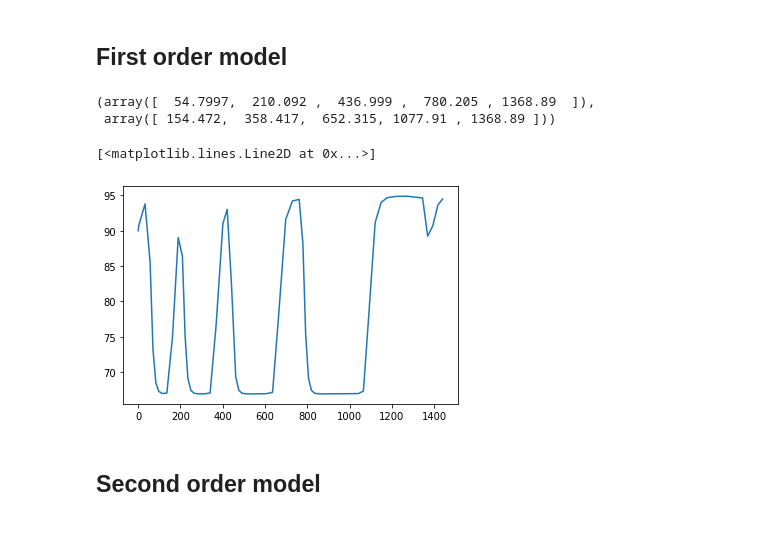
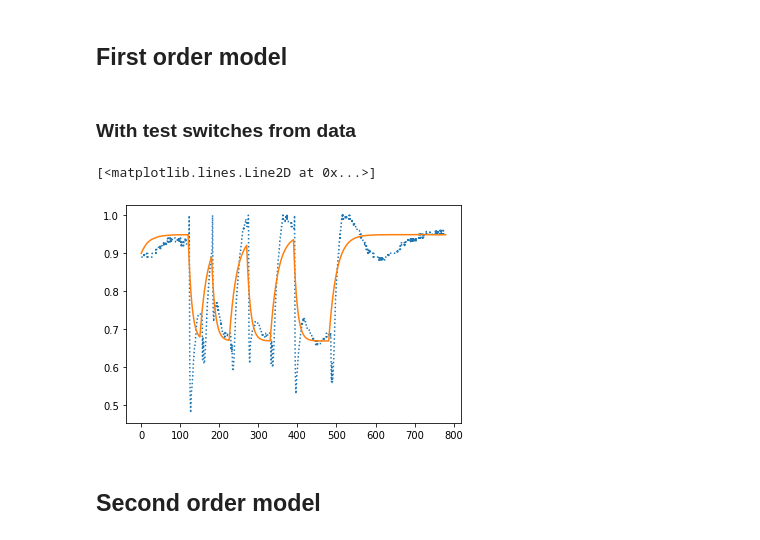
Before and after one commit to madsobdrupjakobsen/switching_time_optimization, a Jupyter notebook: control/notebooks/model_simulation.ipynb, the cells around one changed output. Cells and saved outputs as stored; diff of their text form; code cells hidden in the pictures.

```diff
--- a/control/notebooks/model_simulation.ipynb
+++ b/control/notebooks/model_simulation.ipynb
@@ -53,35 +70,53 @@ plt.plot(data['t'], data['A40_A_CompCap'], ls = 'dotted')
 # %%
 # Define model
 lambda_MELT = 0.00183*60
+mu_MELT = 66.92400
 lambda_IDLE = 0.00085*60
-mu_MELT = 66.92400
 mu_IDLE = 94.89100
 sigma = 0.28130
 R = 1.96580
-pars = np.array([mu_IDLE, mu_MELT, lambda_IDLE, lambda_MELT, sigma, R])
+pars = np.array([lambda_MELT, mu_MELT, lambda_IDLE, mu_IDLE, sigma, R])
 m1 = firstordermodel(pars)
 
-T = 60 * 24
-x0 = 90
+tf = 60 * 24
+x0 = np.array(90)
 
 
 # Extract switch solution from C++
 switches = genfromtxt('../results/optimal_pars.csv', delimiter=',')
-tau_MELT_all, tau_IDLE_all  = derive_regimes(switches,T,1)
-tau_MELT, tau_IDLE = derive_regimes(switches,T,0)
+tau_MELT_all, tau_IDLE_all  = derive_regimes(switches,tf,1)
+tau_MELT, tau_IDLE = derive_regimes(switches,tf,0)
+switches = np.concatenate((tau_MELT, tau_IDLE))
+switches[-1 ] += 0.1 # To avoid duplicate
+
+# Draw random switches in the format [tau_melt, tau_idle]
+#np.random.seed(1234)
+#n_s = 5
+#switch = np.sort(np.random.uniform(0,tf,2*n_s))
+#switch = np.concatenate(derive_regimes(switch,0,0))
+#switch
-# %%
-tau_MELT, tau_IDLE,  = derive_regimes(switches,0,0)
-tau_MELT, tau_IDLE,
-# %% [output]
-(array([  54.7997,  210.092 ,  436.999 ,  780.205 , 1368.89  ]),
- array([ 154.472,  358.417,  652.315, 1077.91 , 1368.89 ]))
-# %%
-# Plot solution
-sol = solve_ivp(m1.f, [0, T], [x0], args=(switches,))
-plt.plot(sol.t,sol.y[0])
-# %% [output]
-[<matplotlib.lines.Line2D at 0x...>]
-[figure, removed]
+# %% [markdown]
+### With test switches from data
+# %%
+tf = data['t'][-1]
+switches_data = pd.to_datetime(["2019-09-17 13:00:00",
+                 "2019-09-17 13:30:00",
+                 "2019-09-17 14:00:00",
+                 "2019-09-17 14:45:00",
+                 "2019-09-17 15:30:00",
+                 "2019-09-17 16:30:00",
+                 "2019-09-17 17:30:00",
+                 "2019-09-17 19:00:00"])
+switches_data = (60 * (switches_data.hour - data_full.index.hour[0]) + switches_data.minute - data_full.index.minute[0]).astype(int)
+tau_MELT_all_data, tau_IDLE_all_data  = derive_regimes(switches_data,tf,1)
+switches_data = np.concatenate(derive_regimes(switches_data,0,0))
+x0 = np.array([90.])
+T, X, Z = sol_ivp_wrapper_discrete(m1,x0,switches_data,tf,data['t'])
+plt.plot(data['t'], data['A40_A_CompCap'], ls = 'dotted')
+plt.plot(T, Z[0])
+# %% [output]
+[<matplotlib.lines.Line2D at 0x...>]
+[figure, added]
 # %% [markdown]
 ## Second order model
 # %%
```
Also changed, not shown: parts of 76 cells of this notebook, 34 other files.
